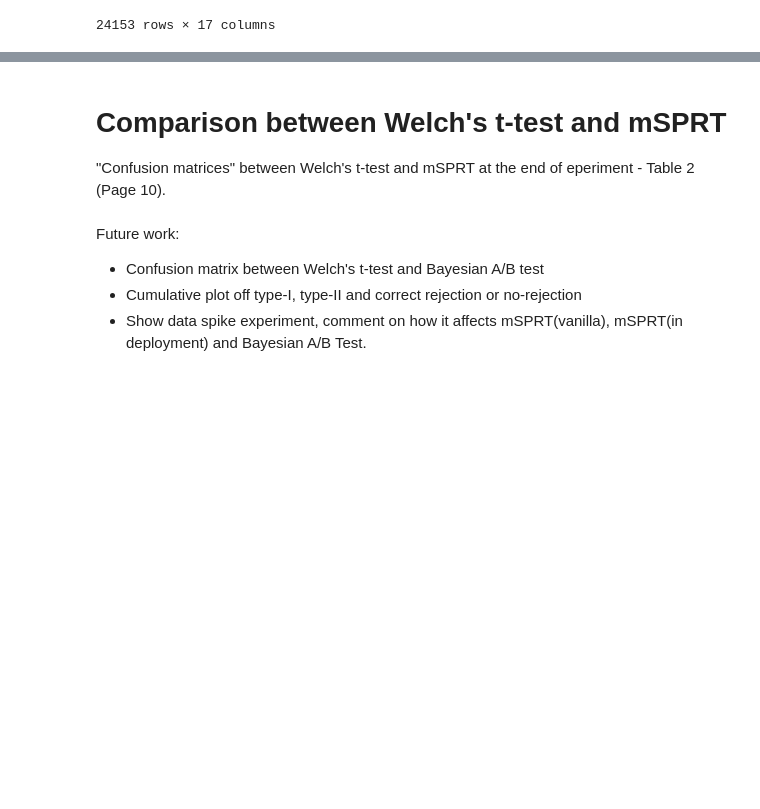
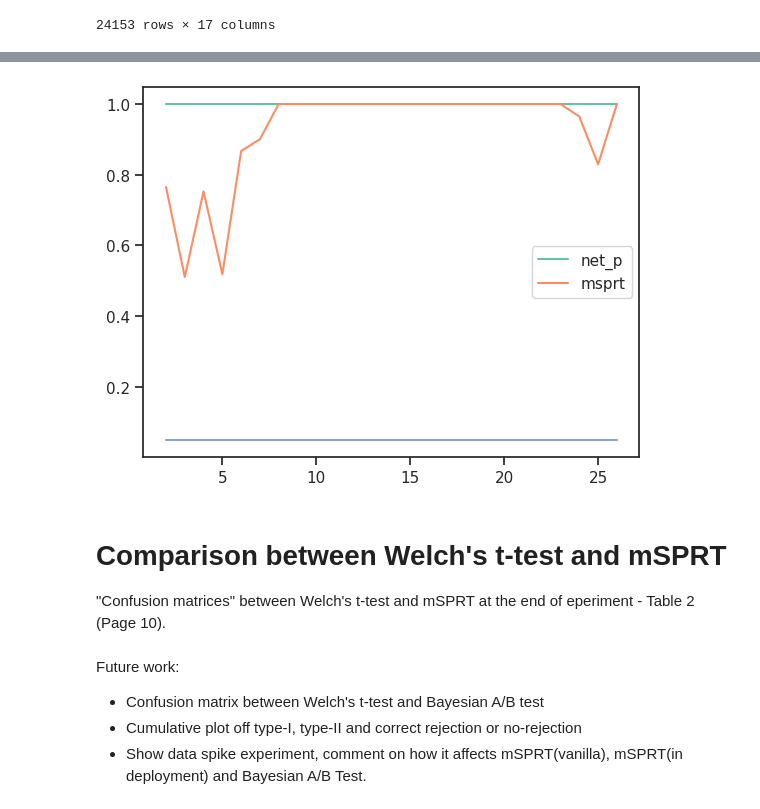
Before and after one commit to madanmohan-venkatesan/notebooks, a Jupyter notebook: oce-dataset.ipynb, the cells around one changed output, grey strips where cells are left out. Saved outputs shown, nothing was run; the diff lists cells and outputs as text; code cells hidden in the pictures; blank space fills up the shorter version.

```diff
--- a/oce-dataset.ipynb
+++ b/oce-dataset.ipynb
@@ -439,7 +441,8 @@ abtest_metrics_df
 | 24152 | fdaf62 | 1 | 4 | 32.0 | 2478580.0 | 2475916.0 | 38.962364 | 39.554518 | ... |
 24153 rows × 17 columns
 # %%
-test_df=abtest_metrics_df.loc[(abtest_metrics_df['experiment_id']=="2c8a04") &\
+test_df=abtest_metrics_df.loc[(abtest_metrics_df['experiment_id']=="f50b07") &\
                               (abtest_metrics_df['variant_id']==1) &\
                               (abtest_metrics_df['metric_id']==2)
                               ]
+test_df
@@ -513,6 +514,7 @@ memory usage: 34.6+ KB
 # %%
 test_df['c_sum']=test_df[['count_c','mean_c']].apply(lambda row: row['count_c'] * row['mean_c'],axis=1)
 test_df["t_sum"]=test_df[['count_t','mean_t']].apply(lambda row: row['count_t'] * row['mean_t'],axis=1)
+test_df["net_p"]=test_df[['c_sum','t_sum']].apply(lambda row: net_p(row['c_sum'],row['t_sum']),axis=1)
 # %% [output]
 A value is trying to be set on a copy of a slice from a DataFrame.
 Try using .loc[row_indexer,col_indexer] = value instead
@@ -527,3 +554,11 @@ See the caveats in the documentation: https://pandas.pydata.org/pandas-docs/stab
+# %%
+plt.plot(test_df["time_since_start"],test_df["net_p"],label="net_p")
+plt.plot(test_df["time_since_start"],test_df["mSPRT-vanilla-p-value-aux"],label="msprt")
+plt.plot(test_df["time_since_start"],0.05*np.ones(len(test_df)))
+plt.legend()
+plt.show()
+# %% [output]
+[figure, added]
 # %%
 target_experiment_variant_id = [
     'c56288-1', 'a4386f-1', 'bac0d3-1', '08bcc2-1', '591c2c-1'
```
Also changed, not shown: parts of 6 cells of this notebook.
